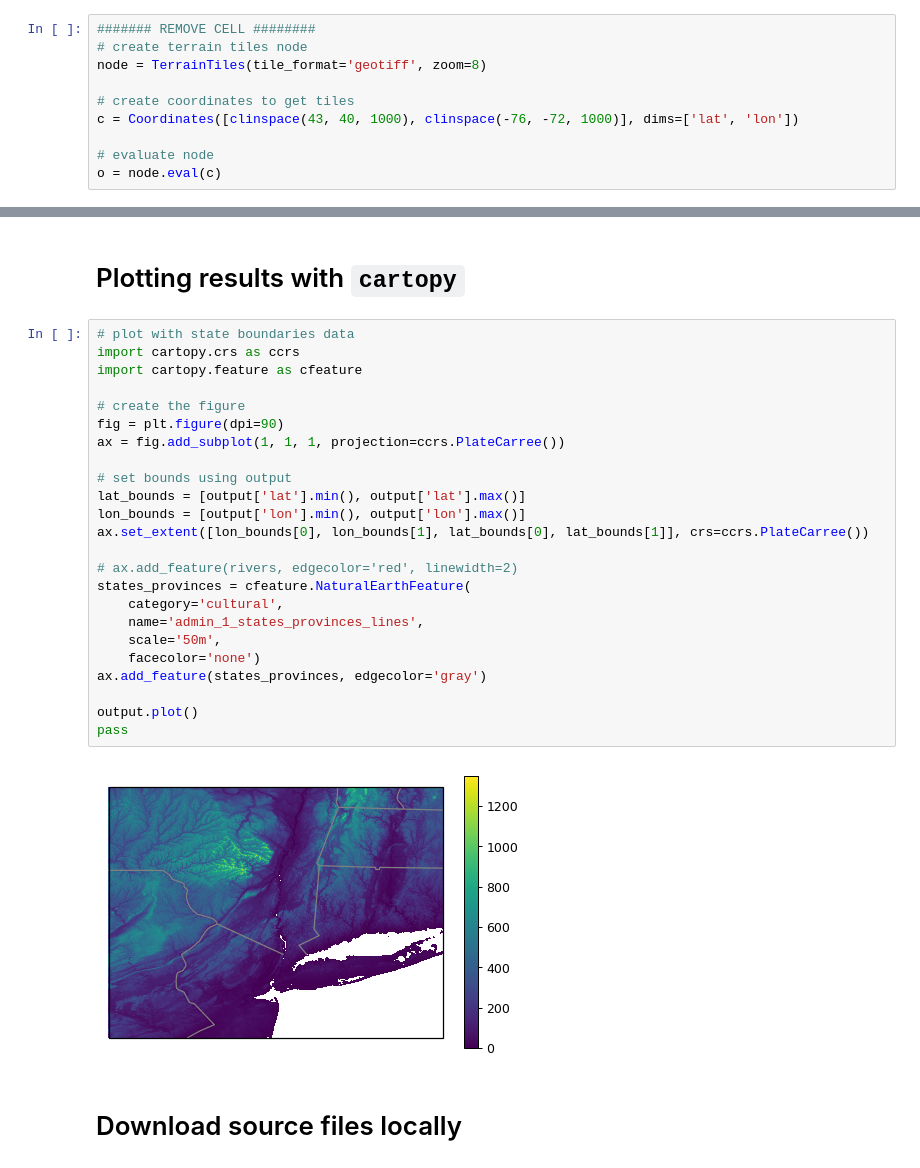
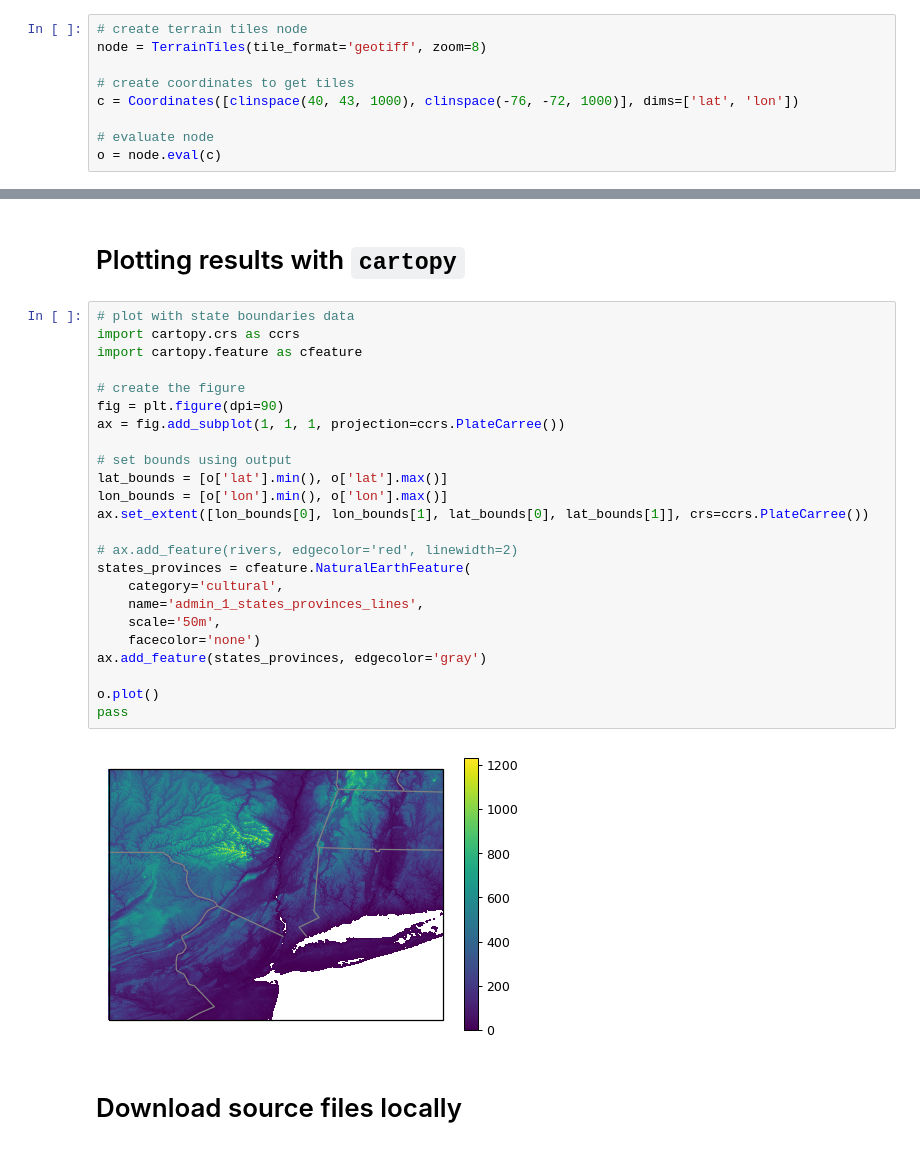
Before and after one commit to creare-com/podpac-examples, a Jupyter notebook: notebooks/developer/demos-dev/Terrain-Tiles.ipynb, the cells around one changed output, grey strips where cells are left out. Saved outputs shown, nothing was run; the diff lists cells and outputs as text.

```diff
--- a/notebooks/developer/demos-dev/Terrain-Tiles.ipynb
+++ b/notebooks/developer/demos-dev/Terrain-Tiles.ipynb
@@ -51,10 +42,9 @@ Automatic pdb calling has been turned ON
 # %%
-####### REMOVE CELL ########
 # create terrain tiles node
 node = TerrainTiles(tile_format='geotiff', zoom=8)
 
 # create coordinates to get tiles
-c = Coordinates([clinspace(43, 40, 1000), clinspace(-76, -72, 1000)], dims=['lat', 'lon'])
+c = Coordinates([clinspace(40, 43, 1000), clinspace(-76, -72, 1000)], dims=['lat', 'lon'])
 
 # evaluate node
 o = node.eval(c)
@@ -182,29 +95,29 @@ pass
 # %%
 # plot with state boundaries data
 import cartopy.crs as ccrs
 import cartopy.feature as cfeature
 
 # create the figure
 fig = plt.figure(dpi=90)
 ax = fig.add_subplot(1, 1, 1, projection=ccrs.PlateCarree())
 
 # set bounds using output
-lat_bounds = [output['lat'].min(), output['lat'].max()]
-lon_bounds = [output['lon'].min(), output['lon'].max()]
+lat_bounds = [o['lat'].min(), o['lat'].max()]
+lon_bounds = [o['lon'].min(), o['lon'].max()]
 ax.set_extent([lon_bounds[0], lon_bounds[1], lat_bounds[0], lat_bounds[1]], crs=ccrs.PlateCarree())
 
 # ax.add_feature(rivers, edgecolor='red', linewidth=2)
 states_provinces = cfeature.NaturalEarthFeature(
     category='cultural',
     name='admin_1_states_provinces_lines',
     scale='50m',
     facecolor='none')
 ax.add_feature(states_provinces, edgecolor='gray')
 
-output.plot()
+o.plot()
 pass
 # %% [output]
-[figure, old version]
+[figure, new version]
 # %% [markdown]
 # Download source files locally
 # %%
```
Also changed, not shown: parts of 19 cells of this notebook.
